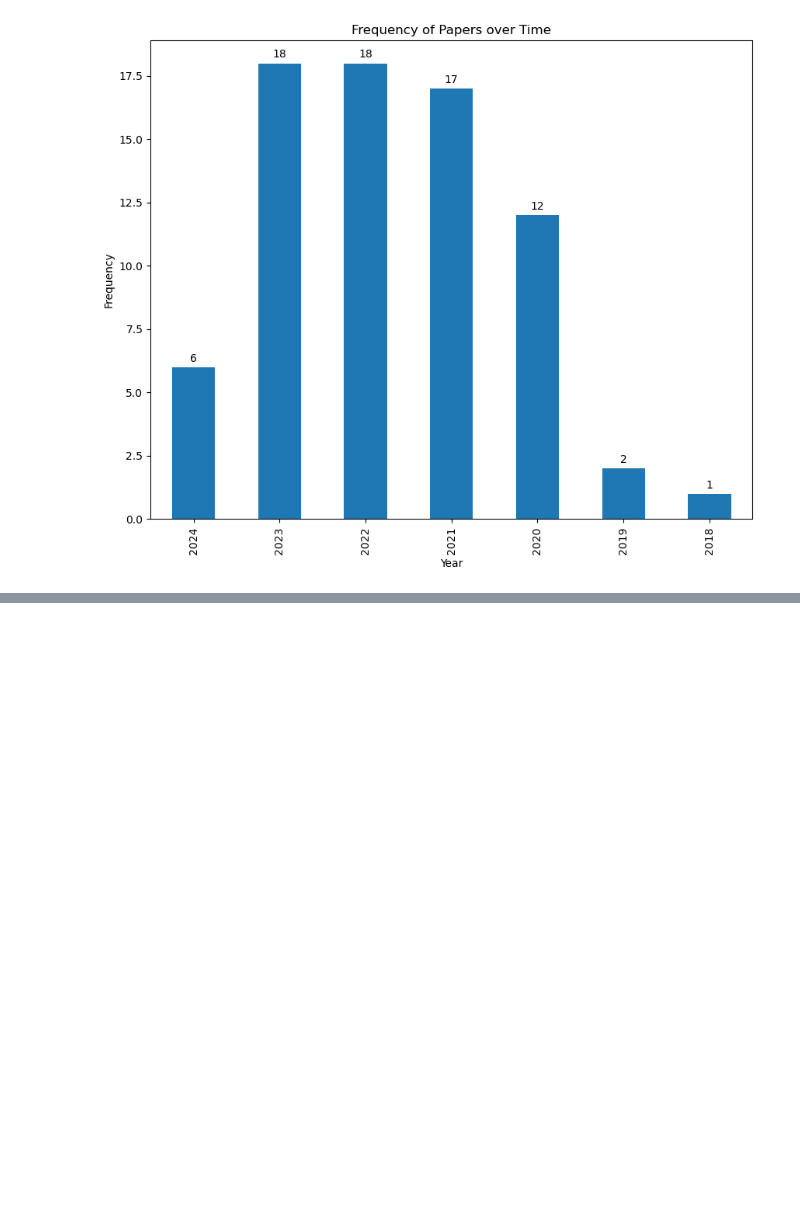
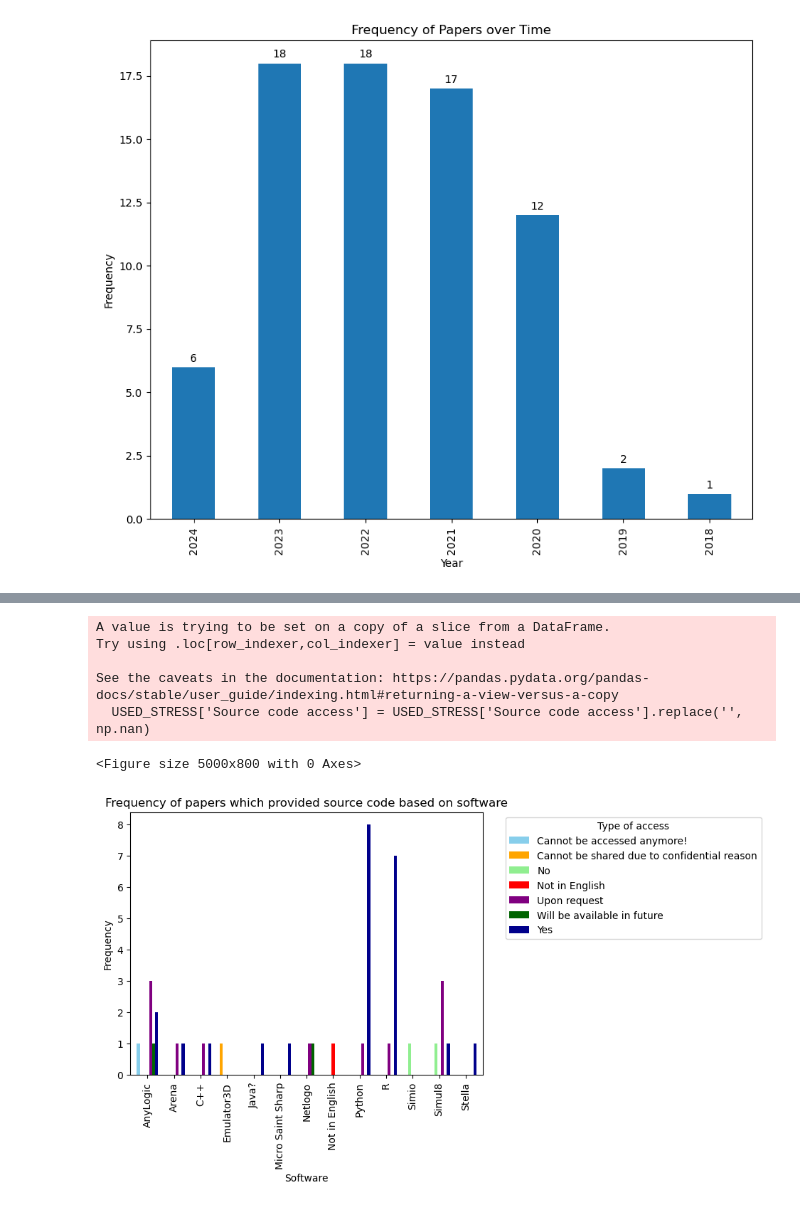
Before and after one commit to pythonhealthdatascience/stress_update, a Jupyter notebook: Analysis.ipynb, the cells around one changed output, grey strips where cells are left out. Drawn from its saved outputs; the diff is of its cells as text; code cells hidden in the pictures; blank space fills up the shorter version.

```diff
--- a/Analysis.ipynb
+++ b/Analysis.ipynb
@@ -127,0 +218,25 @@ See the caveats in the documentation: https://pandas.pydata.org/pandas-docs/stab
+# %%
+USED_STRESS['Source code access'] = USED_STRESS['Source code access'].replace('', np.nan)
+
+Software_CodeAccess_counts = USED_STRESS.groupby(['Software', 'Source code access']).size().unstack()
+
+# Plotting the grouped bar chart
+plt.figure(figsize=(50, 8))
+Software_CodeAccess_counts.plot(kind='bar',width=0.8, stacked=False, color=['skyblue', 'orange', 'lightgreen', 'red', 'purple', 'darkgreen', 'darkblue'])
+
+# Add titles and labels
+plt.title('Frequency of papers which provided source code based on software')
+plt.xlabel('Software')
+plt.ylabel('Frequency')
+
+plt.legend(title='Type of access', bbox_to_anchor=(1.05, 1), loc='upper left')
+
+plt.show()
+# %% [output]
+A value is trying to be set on a copy of a slice from a DataFrame.
+Try using .loc[row_indexer,col_indexer] = value instead
+
+See the caveats in the documentation: https://pandas.pydata.org/pandas-docs/stable/user_guide/indexing.html#returning-a-view-versus-a-copy
+  USED_STRESS['Source code access'] = USED_STRESS['Source code access'].replace('', np.nan)
+<Figure size 5000x800 with 0 Axes>
+[figure, added]
```
Also changed, not shown: parts of 11 cells of this notebook.
